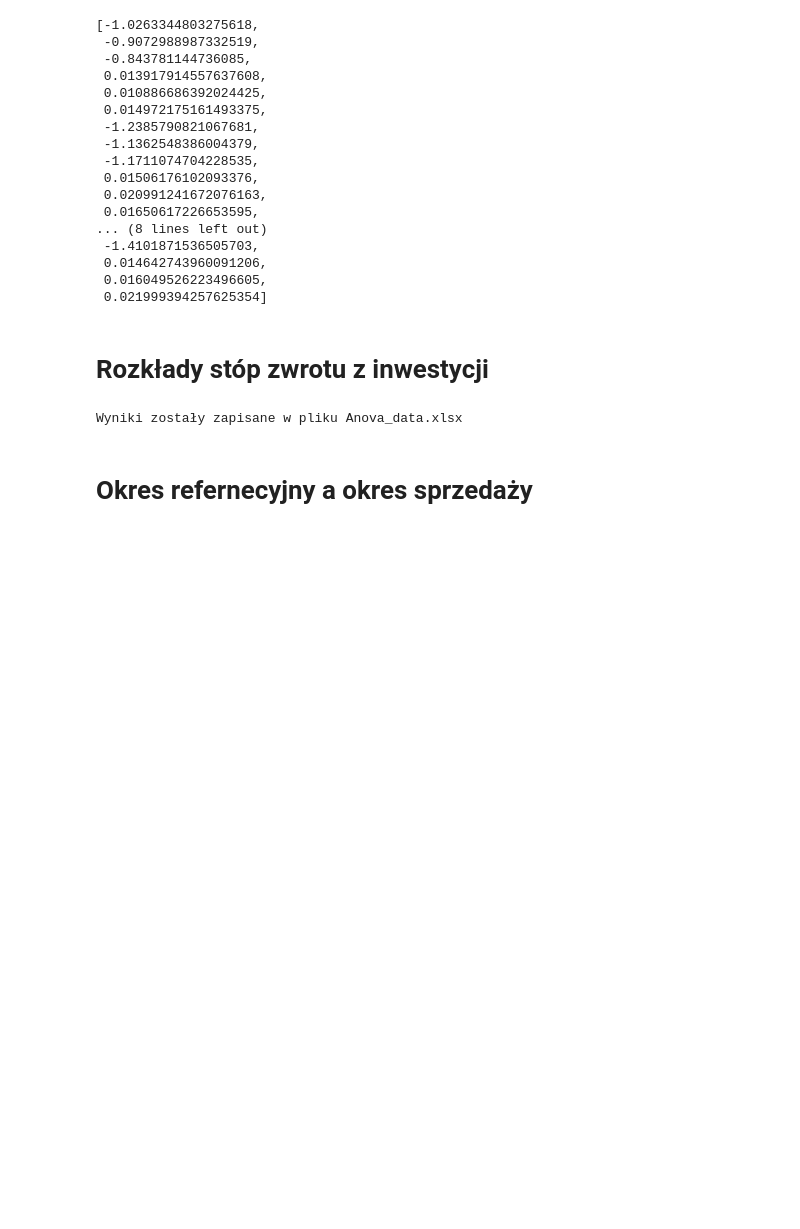
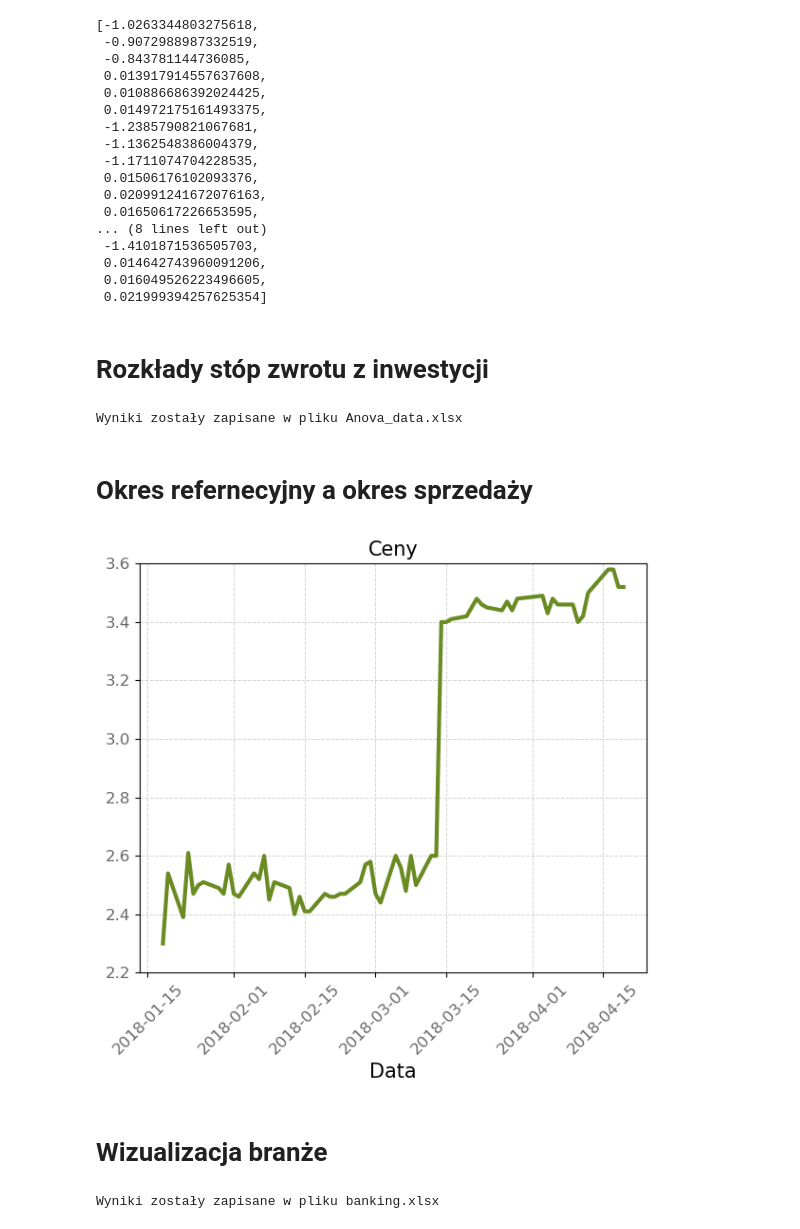
Before and after one commit to OlgaSieradzan/Hight-turnover-effect-GPW, a Jupyter notebook: Wizualizacje.ipynb, the cells around one changed output. Saved outputs shown, nothing was run; the diff lists cells and outputs as text; code cells hidden in the pictures; blank space fills up the shorter version.

```diff
--- a/Wizualizacje.ipynb
+++ b/Wizualizacje.ipynb
@@ -467,3 +467,47 @@ with pd.ExcelWriter('sp_3.xlsx') as writer:
 
 with pd.ExcelWriter('sp_5.xlsx') as writer:
     sp_5.to_excel(writer, sheet_name="duzo", index=False)
+# %%
+obroty = [230, 254, 239, 261, 247, 250, 251, 249, 247,
+ 242, 251, 256, 245, 258, 251, 253, 240, 259, 246, 259,
+ 242, 240, 241, 258, 257, 253, 257, 254, 255, 260,
+ 253, 256, 240, 252, 252, 260, 246, 260, 241,
+ 340, 320, 321, 312, 315,
+ 325, 323, 337, 338, 323, 334, 336, 339, 320, 324,
+ 323, 340, 324, 333, 329, 331, 321, 329, 339, 320]
+
+ceny = [2.30, 2.54, 2.39, 2.61, 2.47, 2.50, 2.51, 2.49, 2.47, 2.57,
+ 2.47, 2.46, 2.54, 2.52, 2.60, 2.45, 2.51, 2.49, 2.40, 2.46,
+ 2.41, 2.41, 2.47, 2.46, 2.46, 2.47, 2.47, 2.51, 2.57, 2.58,
+ 2.47, 2.44, 2.60, 2.56, 2.48, 2.60, 2.50, 2.60, 2.60, 3.40,
+ 3.40, 3.41, 3.42, 3.45, 3.48, 3.46, 3.45, 3.44, 3.47, 3.44,
+ 3.48, 3.49, 3.43, 3.48, 3.46, 3.46, 3.40, 3.42, 3.5, 3.52,
+ 3.58, 3.58, 3.52, 3.52]
+
+
+
+plt.figure(figsize=FIGSIZE)
+
+plt.plot(w1.loc[4000:4063,'Date'],ceny, color= "#698B22", linewidth=3)
+
+
+# Dodawanie tytułu i etykiet
+plt.title("Ceny", fontsize = TITLE_SIZE, color = TITLE_COLOR)
+plt.xlabel('Data', fontsize=LABEL_FONT_SIZE, color=LABEL_FONT_COLOR)
+
+
+# Ustawienia osi i siatki
+plt.xticks(rotation=TICKS_FONT_TILT, fontsize=TICKS_FONT_SIZE, color=TICKS_FONT_COLOR)
+plt.yticks(fontsize=TICKS_FONT_SIZE, color=TICKS_FONT_COLOR)
+plt.grid(True, linestyle=GRID_LINESTYLE, linewidth=GRID_LINEWIDTH, color=GRID_COLOR)
+plt.ylim(2.2, 3.6)
+
+
+plt.ticklabel_format(style='sci', axis='y', scilimits=(0,0))
+# Wyświetlanie wykresu
+plt.tight_layout()
+plt.show()
+# %% [output]
+[figure, added]
+# %% [markdown]
+# Wizualizacja branże
@@ -469,0 +553,10 @@ with pd.ExcelWriter('sp_5.xlsx') as writer:
+# %%
+combined_means = pd.concat([df['Skumulowana'] for df in rates], ignore_index=True)
+
+with pd.ExcelWriter('technology.xlsx') as writer:
+
+    combined_means.to_excel(writer, sheet_name="duzo", index=False)
+
+print(f"Wyniki zostały zapisane w pliku banking.xlsx ")
+# %% [output]
+Wyniki zostały zapisane w pliku banking.xlsx
```
Also changed, not shown: parts of 1 cell of this notebook, 1 other file.
